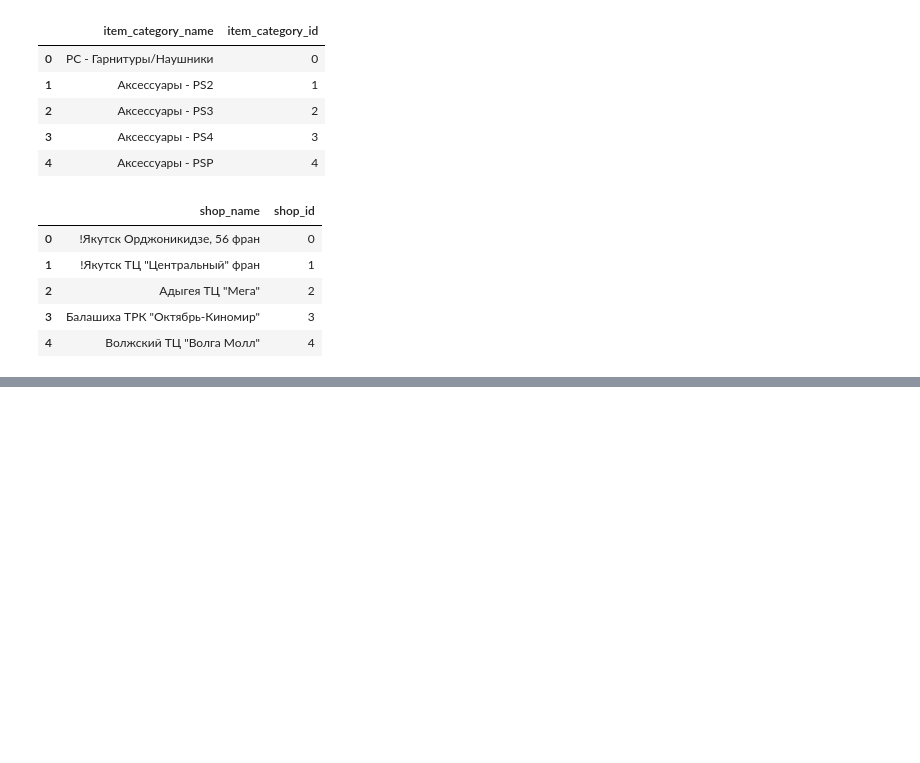
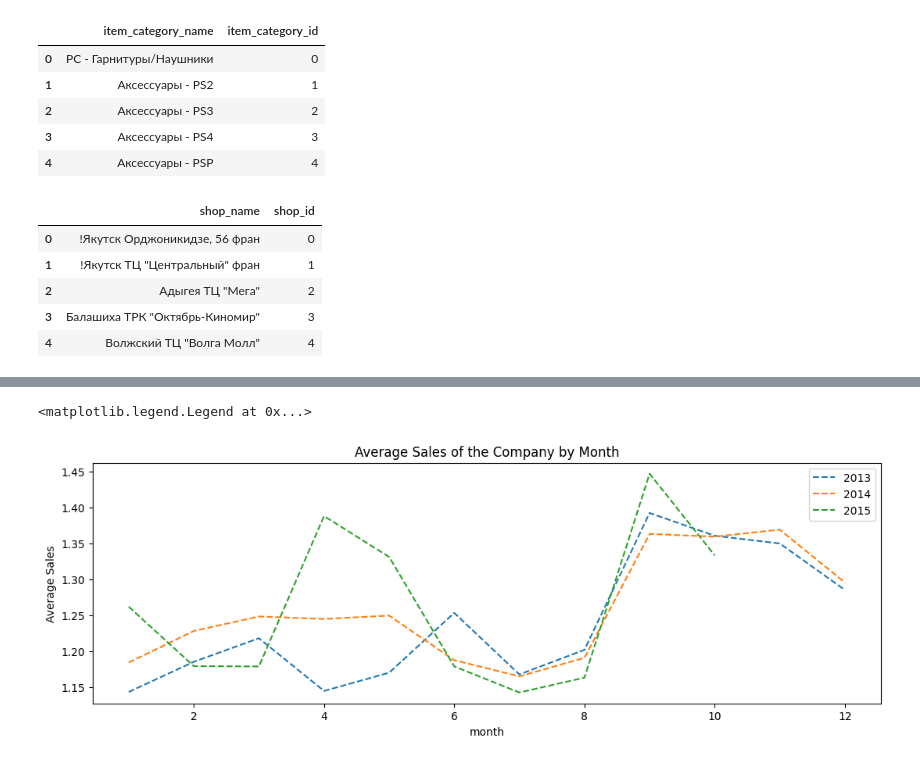
Before and after one commit to sajiaakhter/mec-mini-projects, a Jupyter notebook: FutureSalesPrediction.ipynb, the cells around one changed output, grey strips where cells are left out. Drawn from its saved outputs; the diff is of its cells as text; code cells hidden in the pictures; blank space fills up the shorter version.

```diff
--- a/FutureSalesPrediction.ipynb
+++ b/FutureSalesPrediction.ipynb
@@ -81,0 +133,16 @@ shops.head()
+# %%
+mean_item_count_year2013 = item_count_year2013.groupby(["month"])["item_cnt_day"].mean()
+mean_item_count_year2014 = item_count_year2014.groupby(["month"])["item_cnt_day"].mean()
+mean_item_count_year2015 = item_count_year2015.groupby(["month"])["item_cnt_day"].mean()
+
+fig, ax = plt.subplots(figsize=(13,4))
+plt.title('Average Sales of the Company by Month')
+plt.xlabel('Month')
+plt.ylabel('Average Sales')
+mean_item_count_year2013.plot(ax=ax,label=2013, ls = 'dashed')
+mean_item_count_year2014.plot(ax=ax,label=2014, ls = 'dashed')
+mean_item_count_year2015.plot(ax=ax,label=2015, ls = 'dashed')
+plt.legend()
+# %% [output]
+<matplotlib.legend.Legend at 0x...>
+[figure, added]
```
Also changed, not shown: parts of 43 cells of this notebook.
